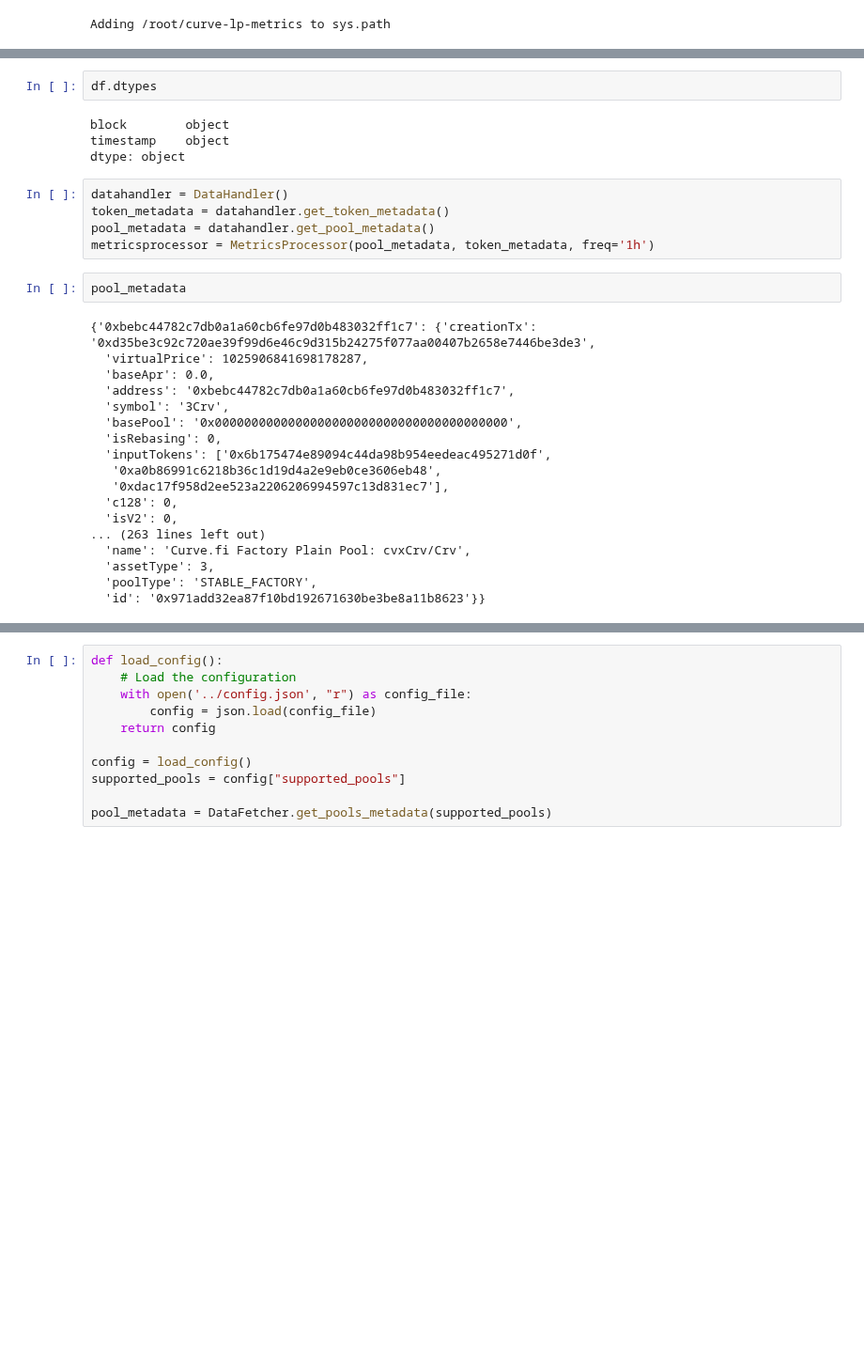
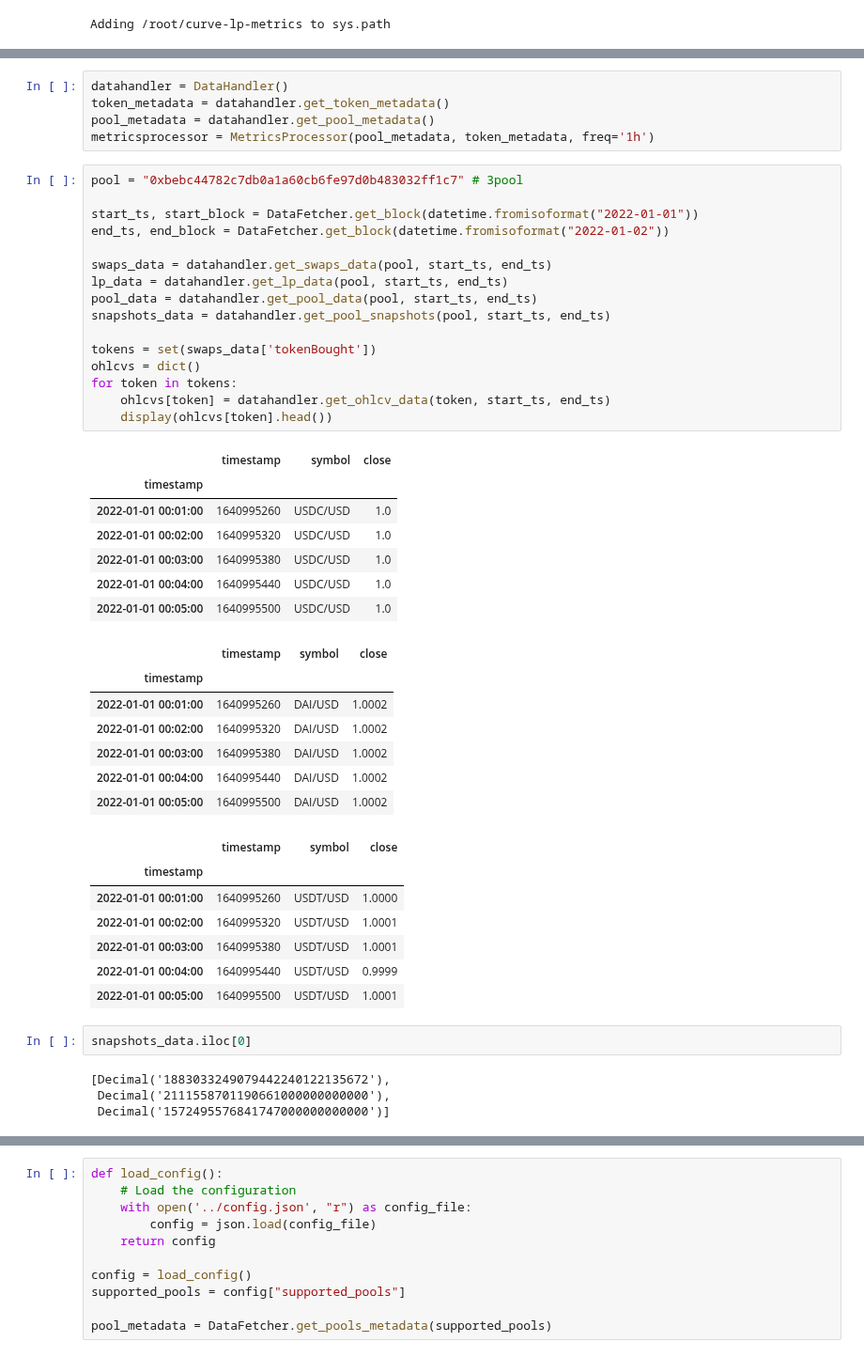
Before and after one commit to xenophonlabs/curve-lp-metrics, a Jupyter notebook: notebooks/analysis.ipynb, the cells around one changed output, grey strips where cells are left out. Shown at 94% size. Cells and saved outputs as stored; diff of their text form; blank space fills up the shorter version.

```diff
--- a/notebooks/analysis.ipynb
+++ b/notebooks/analysis.ipynb
@@ -59,31 +37,49 @@ df
-# %%
-df.dtypes
-# %% [output]
-block        object
-timestamp    object
-dtype: object
 # %%
 datahandler = DataHandler()
 token_metadata = datahandler.get_token_metadata()
 pool_metadata = datahandler.get_pool_metadata()
 metricsprocessor = MetricsProcessor(pool_metadata, token_metadata, freq='1h')
-# %%
-pool_metadata
-# %% [output]
-{'0xbebc44782c7db0a1a60cb6fe97d0b483032ff1c7': {'creationTx': '0xd35be3c92c720ae39f99d6e46c9d315b24275f077aa00407b2658e7446be3de3',
-  'virtualPrice': 1025906841698178287,
-  'baseApr': 0.0,
-  'address': '0xbebc44782c7db0a1a60cb6fe97d0b483032ff1c7',
-  'symbol': '3Crv',
-  'basePool': '0x0000000000000000000000000000000000000000',
-  'isRebasing': 0,
-  'inputTokens': ['0x6b175474e89094c44da98b954eedeac495271d0f',
-   '0xa0b86991c6218b36c1d19d4a2e9eb0ce3606eb48',
-   '0xdac17f958d2ee523a2206206994597c13d831ec7'],
-  'c128': 0,
-  'isV2': 0,
-... (263 lines left out)
-  'name': 'Curve.fi Factory Plain Pool: cvxCrv/Crv',
-  'assetType': 3,
-  'poolType': 'STABLE_FACTORY',
-  'id': '0x971add32ea87f10bd192671630be3be8a11b8623'}}
+# %%
+pool = "0xbebc44782c7db0a1a60cb6fe97d0b483032ff1c7" # 3pool
+
+start_ts, start_block = DataFetcher.get_block(datetime.fromisoformat("2022-01-01"))
+end_ts, end_block = DataFetcher.get_block(datetime.fromisoformat("2022-01-02"))
+
+swaps_data = datahandler.get_swaps_data(pool, start_ts, end_ts)
+lp_data = datahandler.get_lp_data(pool, start_ts, end_ts)
+pool_data = datahandler.get_pool_data(pool, start_ts, end_ts)
+snapshots_data = datahandler.get_pool_snapshots(pool, start_ts, end_ts)
+
+tokens = set(swaps_data['tokenBought'])
+ohlcvs = dict()
+for token in tokens:
+    ohlcvs[token] = datahandler.get_ohlcv_data(token, start_ts, end_ts)
+    display(ohlcvs[token].head())
+# %% [output]
+|  | timestamp | symbol | close |
+| timestamp |  |  |  |
+| 2022-01-01 00:01:00 | 1640995260 | USDC/USD | 1.0 |
+| 2022-01-01 00:02:00 | 1640995320 | USDC/USD | 1.0 |
+| 2022-01-01 00:03:00 | 1640995380 | USDC/USD | 1.0 |
+| 2022-01-01 00:04:00 | 1640995440 | USDC/USD | 1.0 |
+| 2022-01-01 00:05:00 | 1640995500 | USDC/USD | 1.0 |
+|  | timestamp | symbol | close |
+| timestamp |  |  |  |
+| 2022-01-01 00:01:00 | 1640995260 | DAI/USD | 1.0002 |
+| 2022-01-01 00:02:00 | 1640995320 | DAI/USD | 1.0002 |
+| 2022-01-01 00:03:00 | 1640995380 | DAI/USD | 1.0002 |
+| 2022-01-01 00:04:00 | 1640995440 | DAI/USD | 1.0002 |
+| 2022-01-01 00:05:00 | 1640995500 | DAI/USD | 1.0002 |
+|  | timestamp | symbol | close |
+| timestamp |  |  |  |
+| 2022-01-01 00:01:00 | 1640995260 | USDT/USD | 1.0000 |
+| 2022-01-01 00:02:00 | 1640995320 | USDT/USD | 1.0001 |
+| 2022-01-01 00:03:00 | 1640995380 | USDT/USD | 1.0001 |
+| 2022-01-01 00:04:00 | 1640995440 | USDT/USD | 0.9999 |
+| 2022-01-01 00:05:00 | 1640995500 | USDT/USD | 1.0001 |
+# %%
+snapshots_data.iloc[0]
+# %% [output]
+[Decimal('1883033249079442240122135672'),
+ Decimal('2111558701190661000000000000'),
+ Decimal('1572495576841747000000000000')]
```
Also changed, not shown: parts of 4 cells of this notebook, 14 other files.
